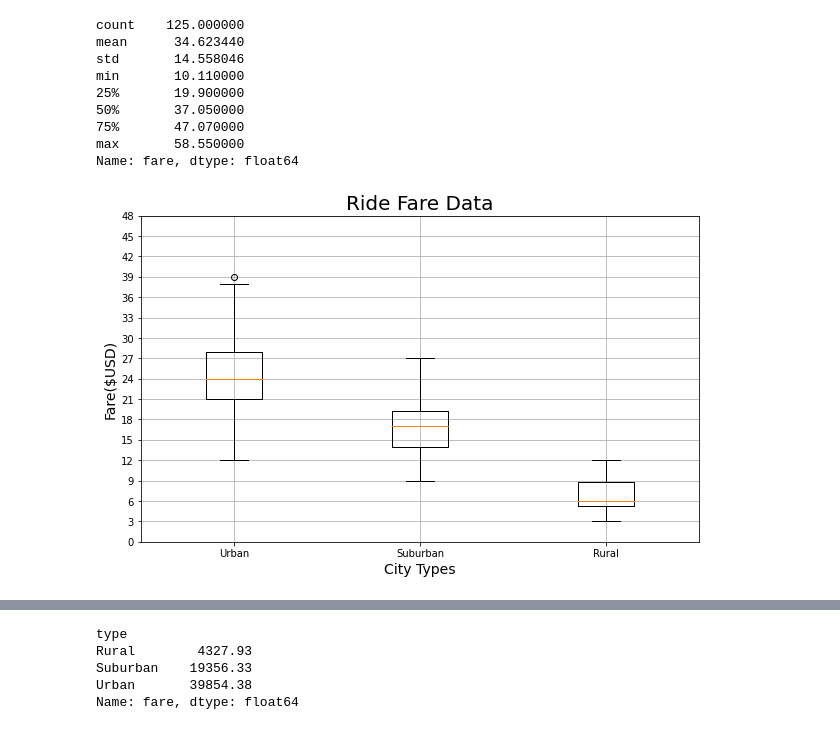
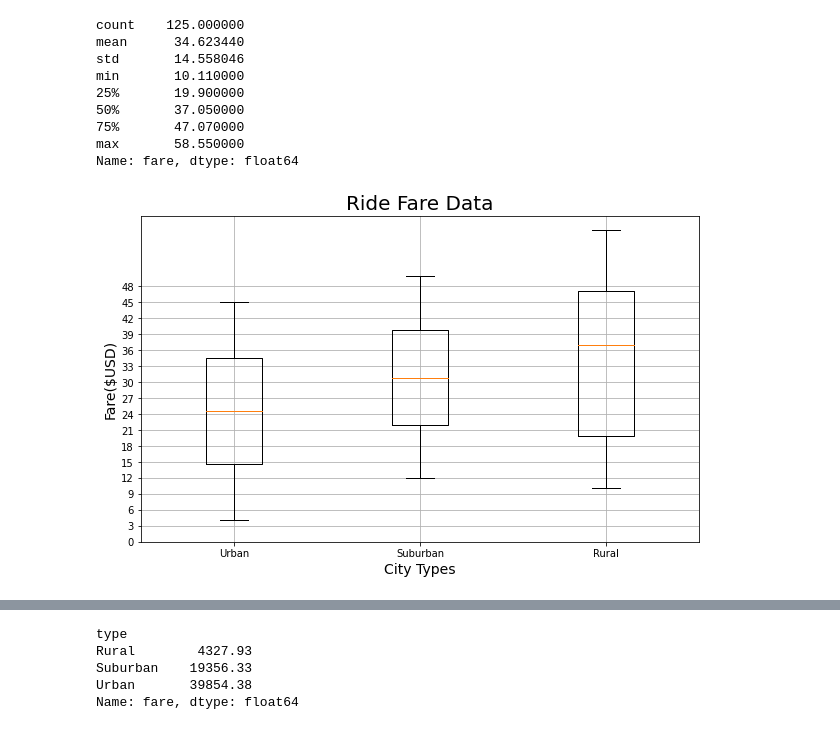
Before and after one commit to belennlopezvega/PyBer_Analysis, a Jupyter notebook: Pyber.ipynb, the cells around one changed output, grey strips where cells are left out. Drawn from its saved outputs; the diff is of its cells as text; code cells hidden in the pictures.

```diff
--- a/Pyber.ipynb
+++ b/Pyber.ipynb
@@ -641,16 +697,16 @@ Name: fare, dtype: float64
 # %%
 # Add all city type fares box-and-whisker plots to the same graph.
 x_labels = ["Urban", "Suburban","Rural"]
 ride_fair_data = [urban_fares, suburban_fares, rural_fares]
 fig, ax = plt.subplots(figsize=(10, 6))
 ax.set_title('Ride Fare Data',fontsize=20)
 ax.set_ylabel('Fare($USD)',fontsize=14)
 ax.set_xlabel("City Types",fontsize=14)
-ax.boxplot(ride_count_data, labels=x_labels)
+ax.boxplot(ride_fair_data, labels=x_labels)
 ax.set_yticks(np.arange(0, 50, step=3.0))
 ax.grid()
 # Save the figure.
 #plt.savefig("analysis/Fig3.png")
 plt.show()
 # %% [output]
-[figure, old version]
+[figure, new version]
```
Also changed, not shown: parts of 11 cells of this notebook, 2 other files.
